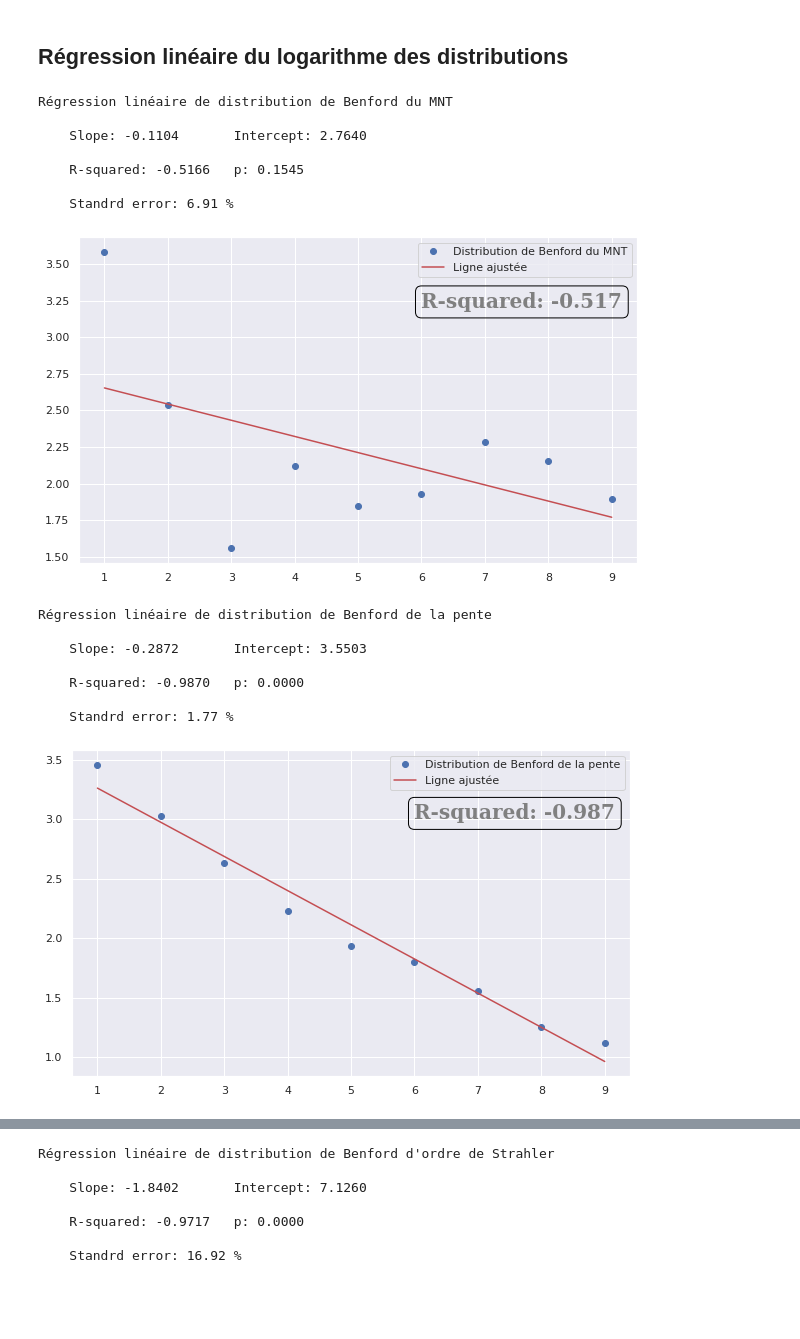
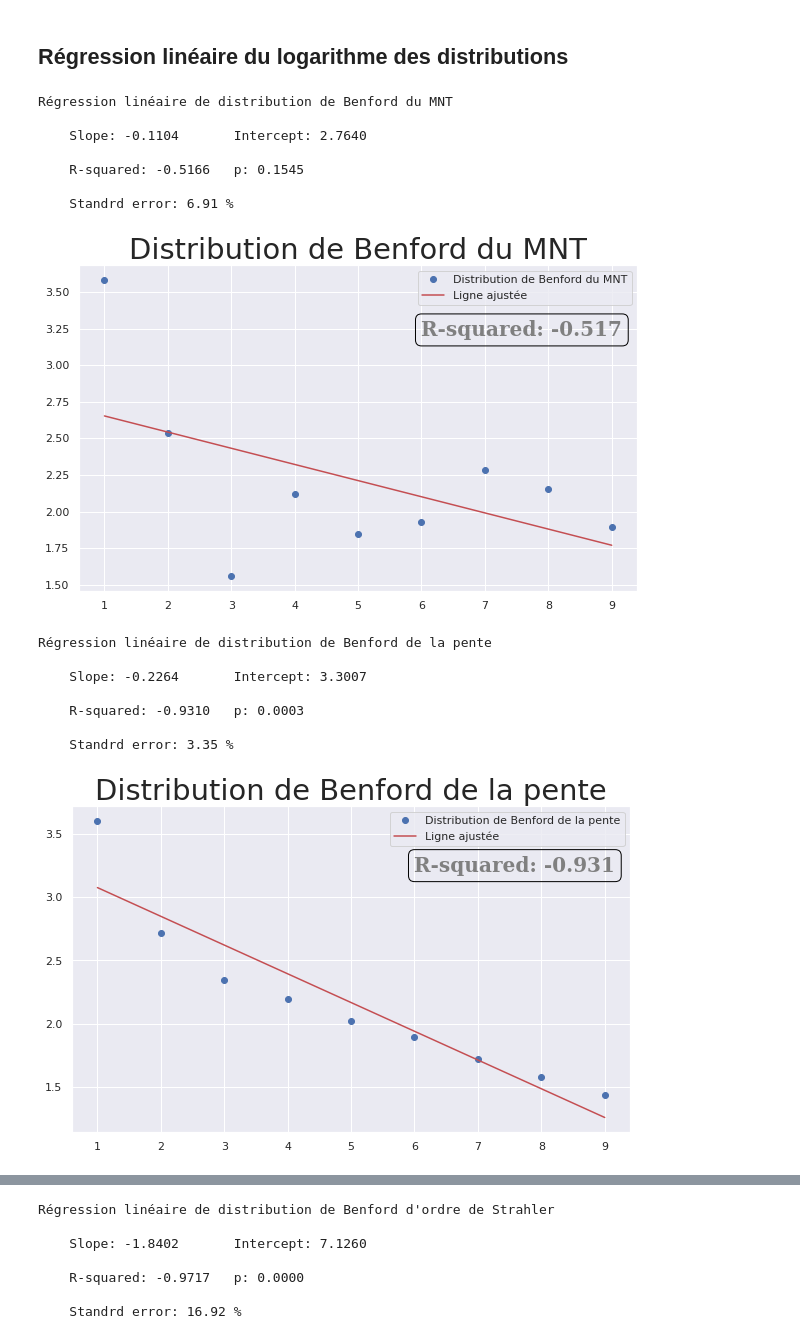
Before and after one commit to ayoubft/Benford_DEM, a Jupyter notebook: Benford_DEM-strhlr-full.ipynb, the cells around one changed output, grey strips where cells are left out. Cells and saved outputs as stored; diff of their text form; code cells hidden in the pictures; blank space fills up the shorter version.

```diff
--- a/Benford_DEM-strhlr-full.ipynb
+++ b/Benford_DEM-strhlr-full.ipynb
@@ -223,29 +223,30 @@ plot_benford4(ff1, ff2, ff3, ff4);
 # %%
 y = np.log(ff1)
 slope, intercept, r, p, std_err = stats.linregress(X, y)
 
 print(f"""
 Régression linéaire de distribution de Benford du MNT
 
     Slope: {slope:.4f}\t Intercept: {intercept:.4f}\n
     R-squared: {r:.4f}\t p: {p:.4f}\n
     Standrd error: {100*std_err:.2f} %
 """)
 
 plt.figure(figsize=(10, 6))
 plt.plot(X, y, 'o', label='Distribution de Benford du MNT')
 plt.plot(X, intercept + slope*X, 'r', label='Ligne ajustée')
 plt.legend()
+plt.title('Distribution de Benford du MNT', size=29)
 plt.text(6, 3.2,  f'R-squared: {r:.3f}', fontdict=font, bbox=box);
 # %% [output]
 Régression linéaire de distribution de Benford du MNT
 
     Slope: -0.1104       Intercept: 2.7640
 
     R-squared: -0.5166   p: 0.1545
 
     Standrd error: 6.91 %
-[figure, old version]
+[figure, new version]
 # %%
 y = np.log(ff2)
 slope, intercept, r, p, std_err = stats.linregress(X, y)
@@ -262,16 +263,17 @@ plt.figure(figsize=(10, 6))
 plt.plot(X, y, 'o', label='Distribution de Benford de la pente')
 plt.plot(X, intercept + slope*X, 'r', label='Ligne ajustée')
 plt.legend()
-plt.text(6, 3,  f'R-squared: {r:.3f}', fontdict=font, bbox=box);
+plt.title('Distribution de Benford de la pente', size=29)
+plt.text(6, 3.2,  f'R-squared: {r:.3f}', fontdict=font, bbox=box);
 # %% [output]
 Régression linéaire de distribution de Benford de la pente
 
-    Slope: -0.2872       Intercept: 3.5503
+    Slope: -0.2264       Intercept: 3.3007
 
-    R-squared: -0.9870   p: 0.0000
+    R-squared: -0.9310   p: 0.0003
 
-    Standrd error: 1.77 %
+    Standrd error: 3.35 %
-[figure, old version]
+[figure, new version]
 # %%
 y = np.log(ff3)
 slope, intercept, r, p, std_err = stats.linregress(X, y)
```
Also changed, not shown: parts of 5 cells of this notebook.
